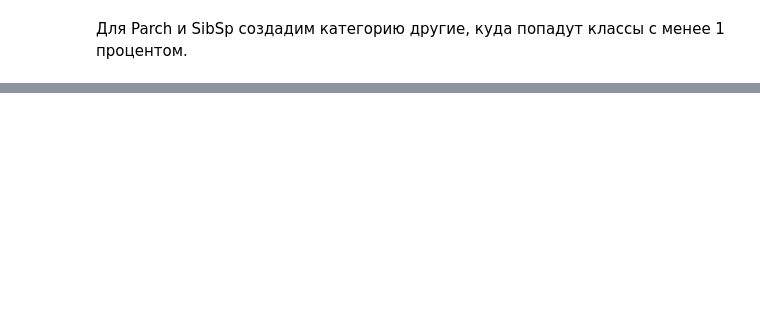
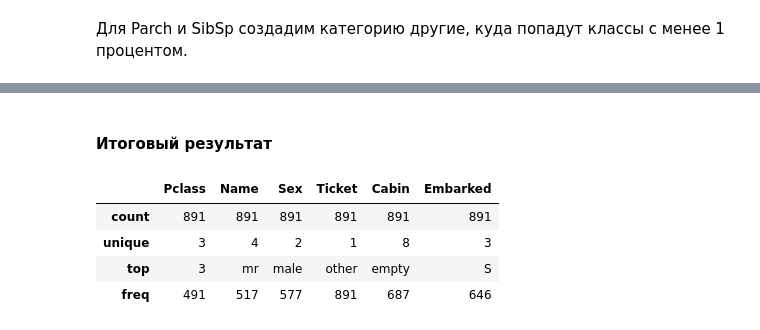
Before and after one commit to tatarin02/studying, a Jupyter notebook: Kaggle/Titanic/Анализ данных и препроцессинг для линейных моделей 09_12_25.ipynb, the cells around one changed output, grey strips where cells are left out. Cells and saved outputs as stored; diff of their text form; code cells hidden in the pictures; blank space fills up the shorter version.

```diff
--- a/Kaggle/Titanic/Анализ данных и препроцессинг для линейных моделей 09_12_25.ipynb
+++ b/Kaggle/Titanic/Анализ данных и препроцессинг для линейных моделей 09_12_25.ipynb
@@ -465,0 +446,10 @@ Name: proportion, dtype: float64
+# %% [markdown]
+#### Итоговый результат
+# %%
+df_processed[list_not_num_ftrs].describe(include=['object'])
+# %% [output]
+|  | Pclass | Name | Sex | Ticket | Cabin | Embarked |
+| count | 891 | 891 | 891 | 891 | 891 | 891 |
+| unique | 3 | 4 | 2 | 1 | 8 | 3 |
+| top | 3 | mr | male | other | empty | S |
+| freq | 491 | 517 | 577 | 891 | 687 | 646 |
```
Also changed, not shown: parts of 36 cells of this notebook.
